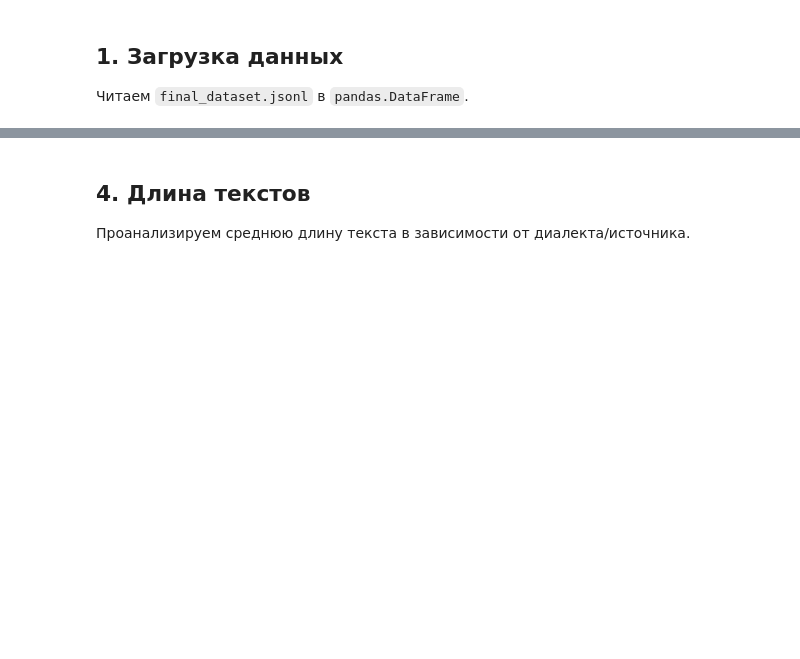
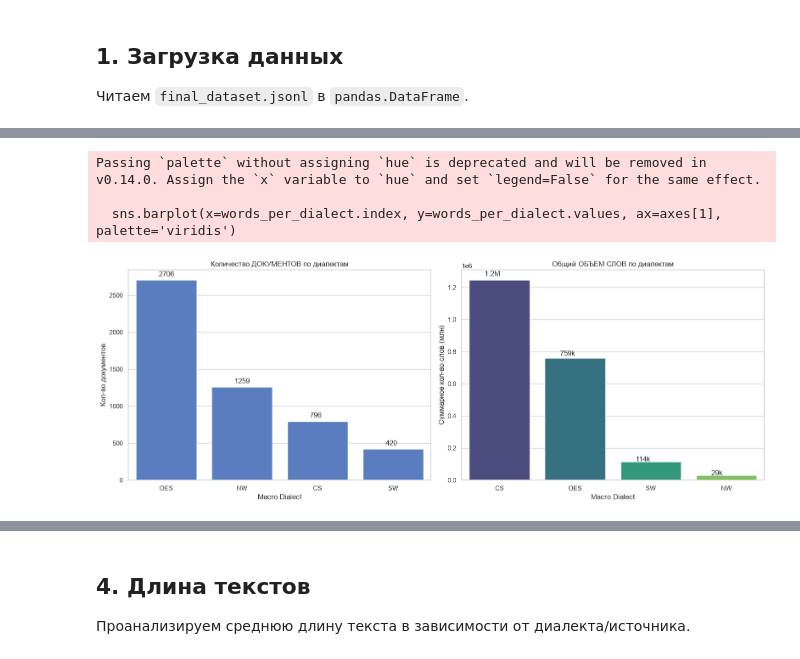
Before and after one commit to AlexanderSychev2005/Kyivan, a Jupyter notebook: notebooks/EDA.ipynb, the cells around one changed output, grey strips where cells are left out. Cells and saved outputs as stored; diff of their text form; code cells hidden in the pictures; blank space fills up the shorter version.

```diff
--- a/notebooks/EDA.ipynb
+++ b/notebooks/EDA.ipynb
@@ -42,9 +38,0 @@ display(df.head())
-# %%
-plt.figure(figsize=(8, 5))
-ax = sns.countplot(data=df, x='macro_dialect', order=df['macro_dialect'].value_counts().index)
-plt.title('Распределение текстов по диалектам')
-plt.xlabel('Macro Dialect')
-plt.ylabel('Количество текстов')
-for p in ax.patches:
-    ax.annotate(f'{int(p.get_height())}', (p.get_x() + 0.3, p.get_height() + 50))
-plt.show()
@@ -56,0 +42,33 @@ plt.show()
+# %%
+fig, axes = plt.subplots(1, 2, figsize=(16, 6))
+
+# График 1: По количеству документов
+sns.countplot(data=df, x='macro_dialect', order=df['macro_dialect'].value_counts().index, ax=axes[0])
+axes[0].set_title('Количество ДОКУМЕНТОВ по диалектам')
+axes[0].set_xlabel('Macro Dialect')
+axes[0].set_ylabel('Кол-во документов')
+for p in axes[0].patches:
+    axes[0].annotate(f'{int(p.get_height())}', (p.get_x() + 0.3, p.get_height() + 50))
+
+# График 2: По суммарному количеству слов
+words_per_dialect = df.groupby('macro_dialect')['text_len_words'].sum().sort_values(ascending=False)
+sns.barplot(x=words_per_dialect.index, y=words_per_dialect.values, ax=axes[1], palette='viridis')
+axes[1].set_title('Общий ОБЪЕМ СЛОВ по диалектам')
+axes[1].set_xlabel('Macro Dialect')
+axes[1].set_ylabel('Суммарное кол-во слов (млн)')
+# Форматируем подписи в миллионах или тысячах
+for p in axes[1].patches:
+    val = p.get_height()
+    if val > 1_000_000:
+        label = f'{val/1_000_000:.1f}M'
+    else:
+        label = f'{val/1000:.0f}k'
+    axes[1].annotate(label, (p.get_x() + 0.2, val + val*0.02))
+
+plt.tight_layout()
+plt.show()
+# %% [output]
+Passing `palette` without assigning `hue` is deprecated and will be removed in v0.14.0. Assign the `x` variable to `hue` and set `legend=False` for the same effect.
+
+  sns.barplot(x=words_per_dialect.index, y=words_per_dialect.values, ax=axes[1], palette='viridis')
+[figure, added]
```
Also changed, not shown: parts of 7 cells of this notebook.
